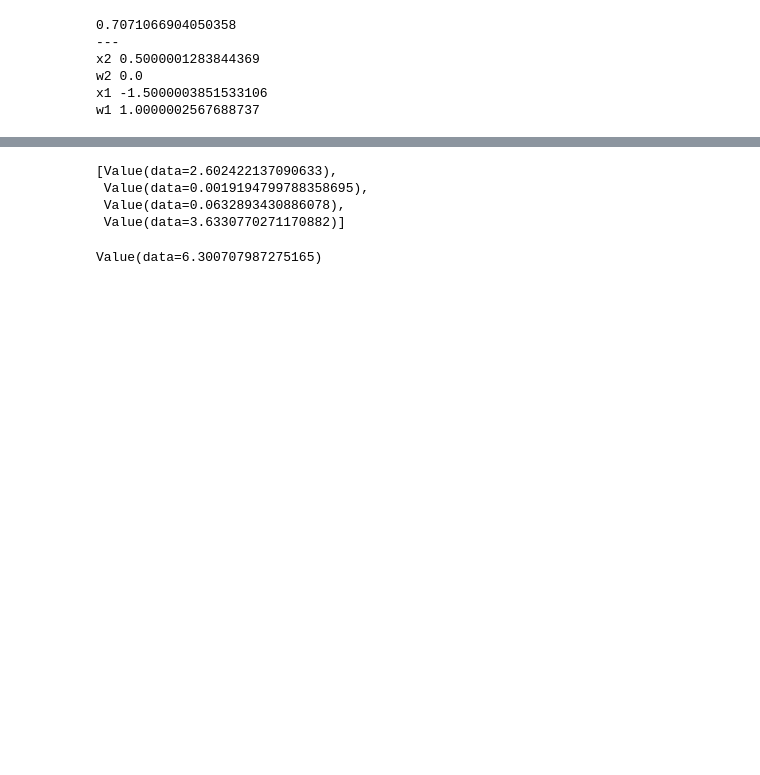
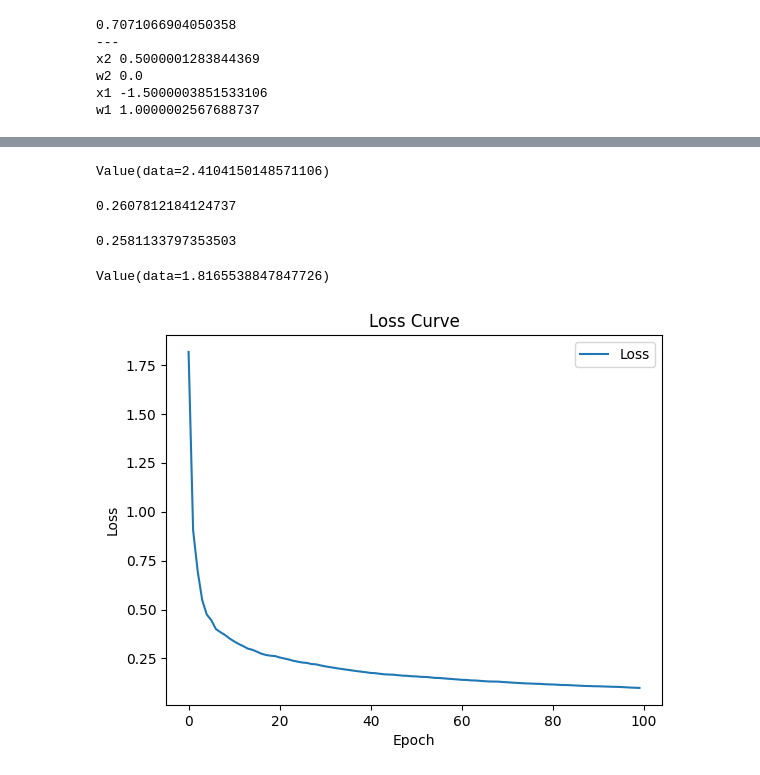
Before and after one commit to burakemretetik/micrograd, a Jupyter notebook: micrograd_2.ipynb, the cells around one changed output, grey strips where cells are left out. Cells and saved outputs as stored; diff of their text form; code cells hidden in the pictures; blank space fills up the shorter version.

Commit message:
Apply gradient descent

```diff
--- a/micrograd_2.ipynb
+++ b/micrograd_2.ipynb
@@ -232,7 +231,7 @@ class Layer:
     return outs[0] if len(outs) == 1 else outs
 
   def parameters(self):
-    return self.w + [self.b]
+    return [p for neuron in self.neurons for p in neuron.parameters()]
 
 class MLP:
 
@@ -273,13 +264,57 @@ ypred
 # %%
-loss = [(yout - ygt)**2 for ygt, yout in zip(ys, ypred)]
+ypred = [n(x) for x in xs]
+loss = sum((yout - ygt)**2 for ygt, yout in zip(ys, ypred))
 loss
 # %% [output]
-[Value(data=2.602422137090633),
- Value(data=0.0019194799788358695),
- Value(data=0.0632893430886078),
- Value(data=3.6330770271170882)]
+Value(data=2.4104150148571106)
+# %%
+loss.backward()
+n.layers[0].neurons[0].w[0].grad
+# %% [output]
+0.2607812184124737
+# %%
+n.layers[0].neurons[0].w[0].data
+# %% [output]
+0.2581133797353503
+# %%
+for p in n.parameters():
+  p.data += -0.01 * p.grad
 # %%
+ypred = [n(x) for x in xs]
 loss = sum((yout - ygt)**2 for ygt, yout in zip(ys, ypred))
 loss
 # %% [output]
-Value(data=6.300707987275165)
+Value(data=1.8165538847847726)
+# %%
+# Initialize lists to store loss values
+loss_history = []
+
+# Training loop
+for epoch in range(100):  # Adjust the number of epochs as needed
+    # Forward pass: compute predictions
+    ypred = [n(x) for x in xs]
+
+    # Compute loss
+    loss = sum((yout - ygt)**2 for ygt, yout in zip(ys, ypred))
+    loss_history.append(loss.data)  # Store the loss value
+
+    # Backward pass: compute gradients
+    loss.backward()
+
+    # Update weights
+    for p in n.parameters():
+        p.data -= 0.01 * p.grad  # Learning rate of 0.01
+
+    # Zero the gradients for the next iteration
+    for p in n.parameters():
+        p.grad = 0.0
+
+# Plot the loss curve
+plt.plot(loss_history, label="Loss")
+plt.xlabel("Epoch")
+plt.ylabel("Loss")
+plt.title("Loss Curve")
+plt.legend()
+plt.show()
+# %% [output]
+[figure, added]
```
Also changed, not shown: parts of 5 cells of this notebook.
